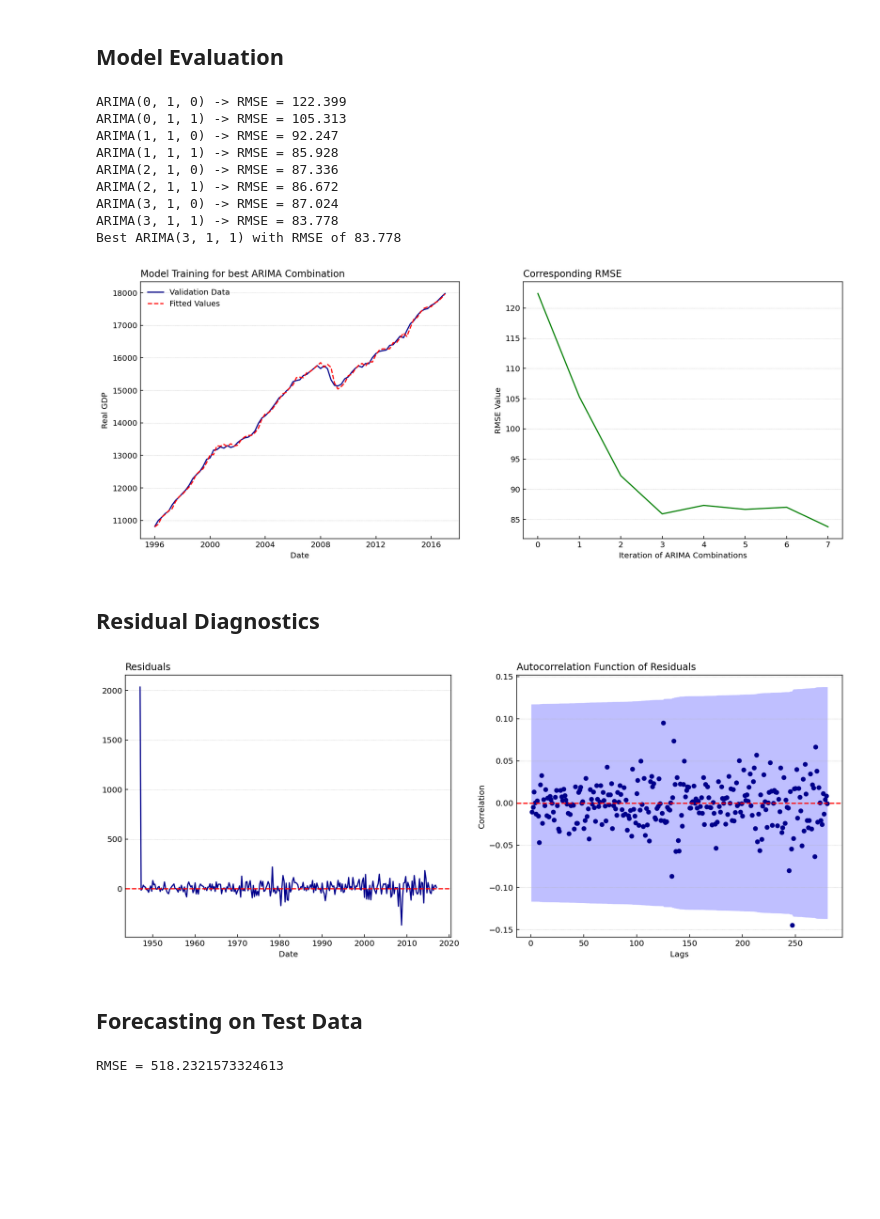
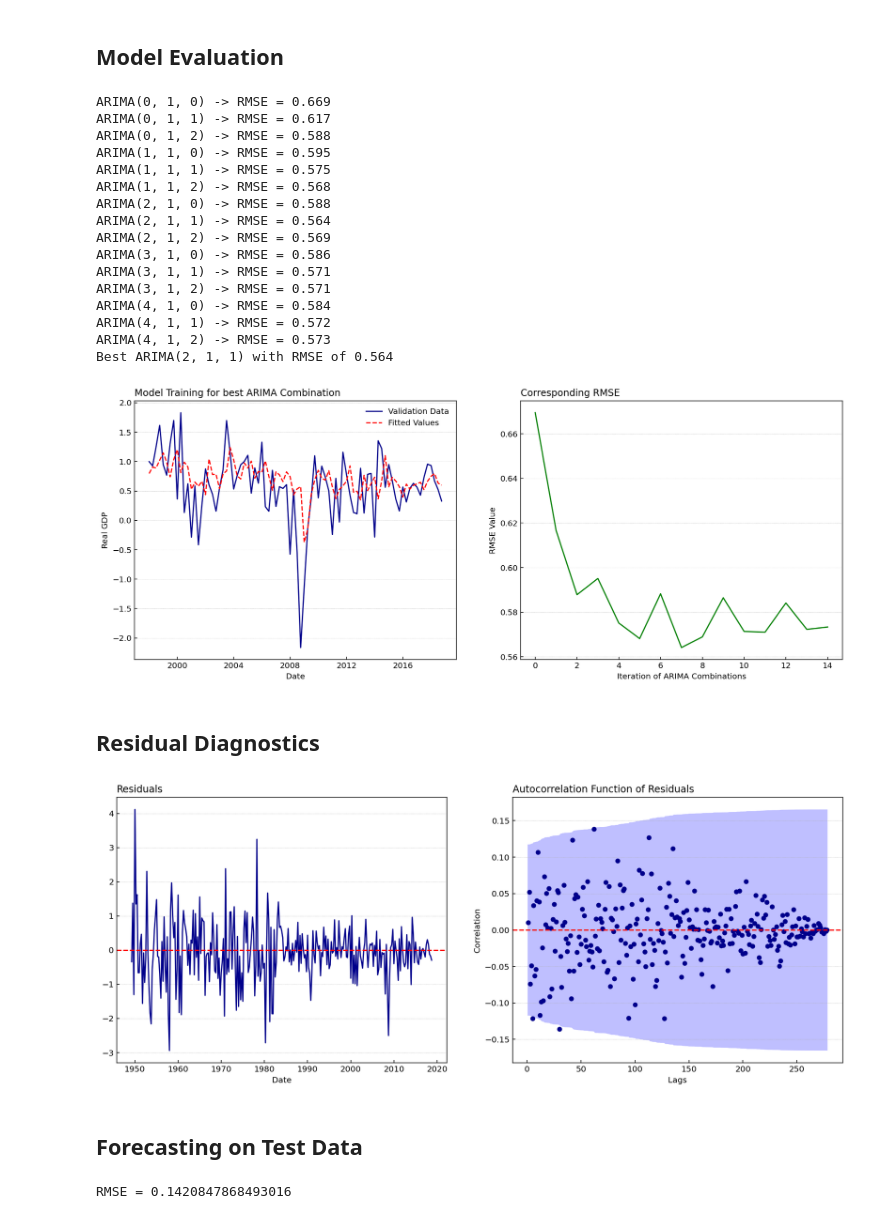
Before and after one commit to LeonHackl/TimeSeries-Forecasting, a Jupyter notebook: ARIMA.ipynb, the cells around one changed output. Saved outputs shown, nothing was run; the diff lists cells and outputs as text; code cells hidden in the pictures; blank space fills up the shorter version.

```diff
--- a/ARIMA.ipynb
+++ b/ARIMA.ipynb
@@ -81,7 +79,7 @@ def grid_search(training, validation, p_values, d, q_values):
     print("Best ARIMA%s with RMSE of %.3f" % (best_cfg, best_score))
     return best_cfg, model_data, rmse_values
 # %%
-def plot_model(training, model_data, predictions):
+def plot_model(model_data, predictions):
     fig, (ax1, ax2) = plt.subplots(1, 2, figsize = (16,6))
 
     ax1.plot(model_data.iloc[:,0], color = "darkblue", label = "Validation Data")
@@ -100,25 +98,32 @@ def plot_model(training, model_data, predictions):
     ax2.tick_params(direction = "in")
     ax2.grid(axis = "y", linewidth = 0.5, linestyle = ":")
 # %%
-p = range(0, 4)
-q = range(0, 2)
+p = range(0, 5)
+q = range(0, 3)
 d = 1
 warnings.filterwarnings("ignore")
 best_cfg, model_data, rmse_values = grid_search(train, val, p, d, q)
 # %% [output]
-ARIMA(0, 1, 0) -> RMSE = 122.399
-ARIMA(0, 1, 1) -> RMSE = 105.313
-ARIMA(1, 1, 0) -> RMSE = 92.247
-ARIMA(1, 1, 1) -> RMSE = 85.928
-ARIMA(2, 1, 0) -> RMSE = 87.336
-ARIMA(2, 1, 1) -> RMSE = 86.672
-ARIMA(3, 1, 0) -> RMSE = 87.024
-ARIMA(3, 1, 1) -> RMSE = 83.778
-Best ARIMA(3, 1, 1) with RMSE of 83.778
+ARIMA(0, 1, 0) -> RMSE = 0.669
+ARIMA(0, 1, 1) -> RMSE = 0.617
+ARIMA(0, 1, 2) -> RMSE = 0.588
+ARIMA(1, 1, 0) -> RMSE = 0.595
+ARIMA(1, 1, 1) -> RMSE = 0.575
+ARIMA(1, 1, 2) -> RMSE = 0.568
+ARIMA(2, 1, 0) -> RMSE = 0.588
+ARIMA(2, 1, 1) -> RMSE = 0.564
+ARIMA(2, 1, 2) -> RMSE = 0.569
+ARIMA(3, 1, 0) -> RMSE = 0.586
+ARIMA(3, 1, 1) -> RMSE = 0.571
+ARIMA(3, 1, 2) -> RMSE = 0.571
+ARIMA(4, 1, 0) -> RMSE = 0.584
+ARIMA(4, 1, 1) -> RMSE = 0.572
+ARIMA(4, 1, 2) -> RMSE = 0.573
+Best ARIMA(2, 1, 1) with RMSE of 0.564
 # %%
-plot_model(train, model_data, rmse_values)
+plot_model(model_data, rmse_values)
 # %% [output]
-[figure, old version]
+[figure, new version]
 # %% [markdown]
 ## Residual Diagnostics
 # %%
@@ -152,7 +157,7 @@ def plot_residuals(data, order):
 # %%
 residuals = plot_residuals(training, best_cfg)
 # %% [output]
-[figure, old version]
+[figure, new version]
 # %% [markdown]
 ## Forecasting on Test Data
 # %%
@@ -172,7 +175,7 @@ def forecast(training, testing, order):
 # %%
 y_hat = forecast(training, testing, best_cfg)
 # %% [output]
-RMSE = 518.2321573324613
+RMSE = 0.1420847868493016
 # %%
 def plot_forecast(training, testing, y_hat):
     fig, (ax1, ax2) = plt.subplots(1, 2, figsize = (16,6))
```
Also changed, not shown: parts of 4 cells of this notebook, 1 other file.
